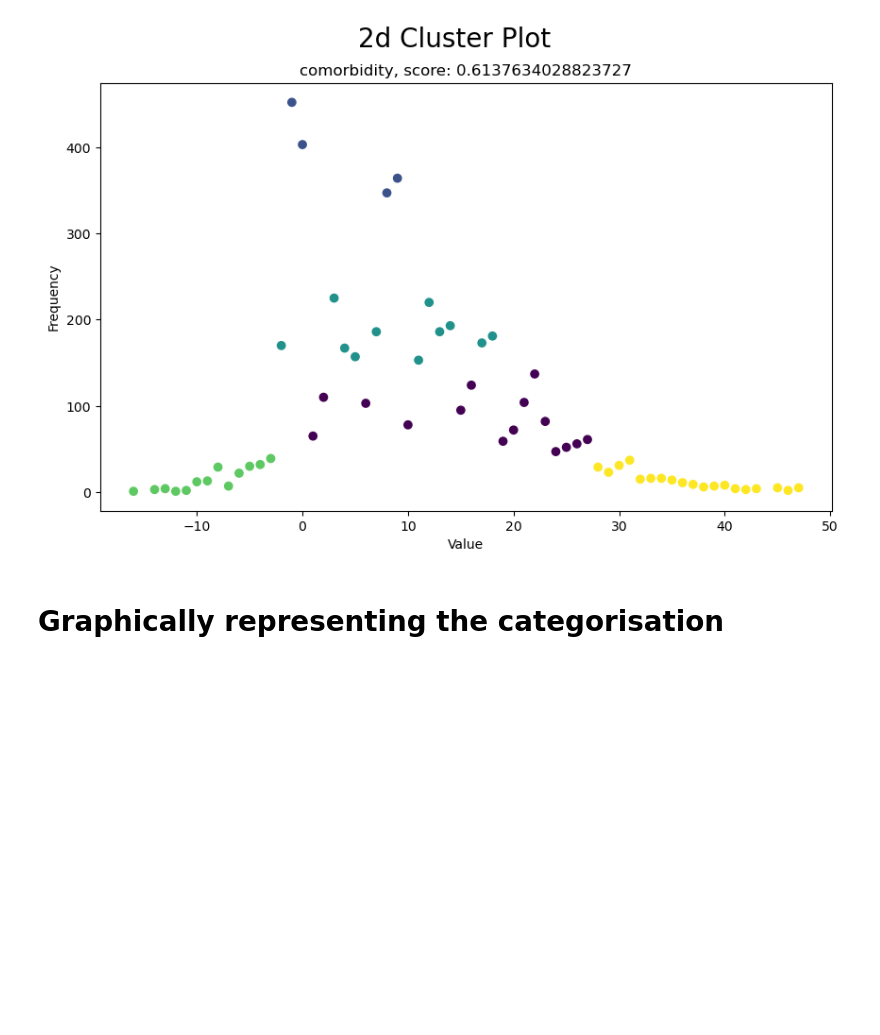
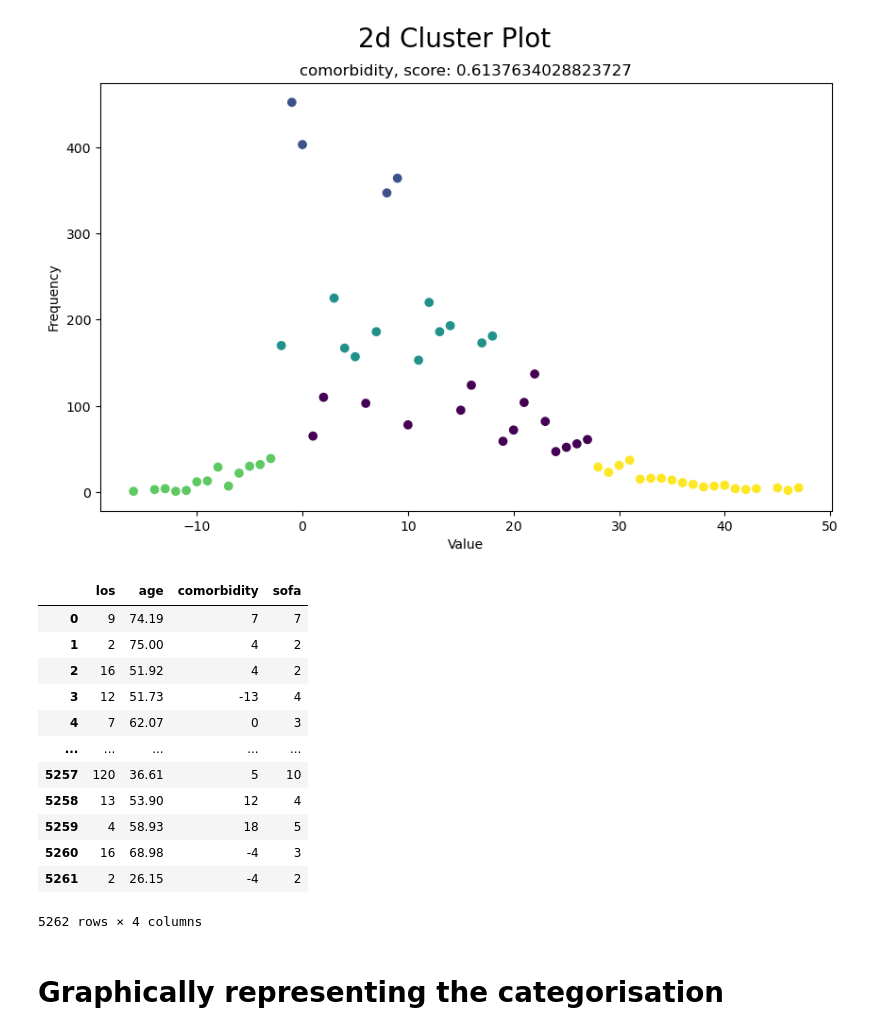
Before and after one commit to BenMarkFrost/LEN_Individual_Project, a Jupyter notebook: Static/staticCategorisation.ipynb, the cells around one changed output. Saved outputs shown, nothing was run; the diff lists cells and outputs as text; code cells hidden in the pictures; blank space fills up the shorter version.

```diff
--- a/Static/staticCategorisation.ipynb
+++ b/Static/staticCategorisation.ipynb
@@ -147,6 +152,22 @@ plt.title(f"comorbidity, score: {score}")
 plt.show()
 # %% [output]
 [figure]
+# %%
+dataNeedingEncodingDF
+# %% [output]
+|  | los | age | comorbidity | sofa |
+| 0 | 9 | 74.19 | 7 | 7 |
+| 1 | 2 | 75.00 | 4 | 2 |
+| 2 | 16 | 51.92 | 4 | 2 |
+| 3 | 12 | 51.73 | -13 | 4 |
+| 4 | 7 | 62.07 | 0 | 3 |
+| ... | ... | ... | ... | ... |
+| 5257 | 120 | 36.61 | 5 | 10 |
+| 5258 | 13 | 53.90 | 12 | 4 |
+| 5259 | 4 | 58.93 | 18 | 5 |
+| 5260 | 16 | 68.98 | -4 | 3 |
+| 5261 | 2 | 26.15 | -4 | 2 |
+5262 rows × 4 columns
 # %% [markdown]
 # Graphically representing the categorisation
 # %%
```
Also changed, not shown: parts of 13 cells of this notebook, 3 other files.
